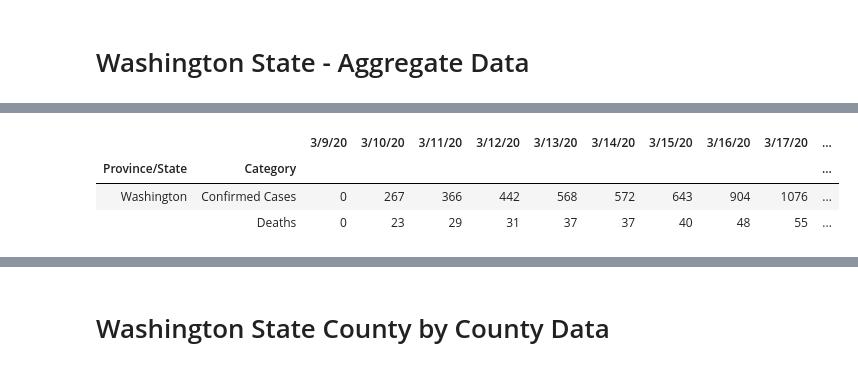
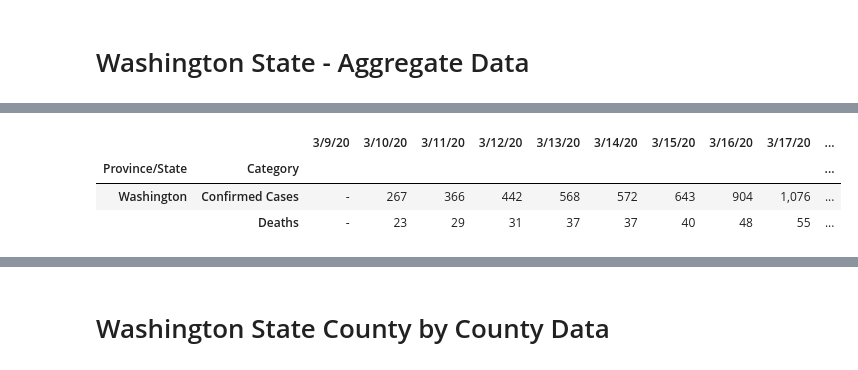
Before and after one commit to arkulkarni/COVID-19-Analysis, a Jupyter notebook: COVID-19-Analysis.ipynb, the cells around one changed output, grey strips where cells are left out. Cells and saved outputs as stored; diff of their text form; code cells hidden in the pictures.

```diff
--- a/COVID-19-Analysis.ipynb
+++ b/COVID-19-Analysis.ipynb
@@ -15,6 +17,9 @@ InteractiveShell.ast_node_interactivity = "all"
 # %%
 def PercentFormatter(x):
     return "{:.0%}".format(x) if not math.isnan(x) and not math.isinf(x) else "-"
+
+def IntegerFormatter(x):
+    return "{:,.0f}".format(x) if not math.isnan(x) and not math.isinf(x) and (x != 0) else "-"
 # %%
 # Read all the files
 dfConfirmedGlobal = pd.read_csv(r'https://raw.githubusercontent.com/CSSEGISandData/COVID-19/master/csse_covid_19_data/csse_covid_19_time_series/time_series_covid19_confirmed_global.csv')
@@ -61,32 +66,32 @@ dfDeathsUSStates = dfDeathsUSStates.sort_values(dfDeathsUSStates.columns[-1], as
 # %%
 dfWAConfirmed = dfConfirmedUSStates[dfConfirmedUSStates['Province/State'] == 'Washington'].copy()
 dfWADeaths =  dfDeathsUSStates[dfDeathsUSStates['Province/State'] == 'Washington'].copy()
 
 trace1 = go.Scatter(
     x = dfWAConfirmed.columns[50:],
     y = dfWAConfirmed.iloc[0][50:], name = 'Confirmed Cases')
 
 trace2 = go.Scatter(
     x = dfWADeaths.columns[50:],
     y = dfWADeaths.iloc[0][50:], name = 'Deaths')
 
 data = [trace1, trace2]
 layout = dict(title = 'WA state - Cumulative Cases and Deaths')
 
 py.iplot(dict(data=data, layout=layout))
 dfWAConfirmed['Category'] = 'Confirmed Cases'
 dfWAConfirmed = dfWAConfirmed.set_index(['Province/State', 'Category'])
 dfWADeaths['Category'] = 'Deaths'
 dfWADeaths = dfWADeaths.set_index(['Province/State', 'Category'])
 
 dfWACombined = pd.concat([dfWAConfirmed, dfWADeaths])
-dfWACombined[dfWACombined.columns[50:]]
+dfWACombined[dfWACombined.columns[50:]].style.format(IntegerFormatter)
 # %% [output]
 [interactive output not drawn]
 |  |  | 3/9/20 | 3/10/20 | 3/11/20 | 3/12/20 | 3/13/20 | 3/14/20 | 3/15/20 | 3/16/20 | 3/17/20 | ... |
 | Province/State | Category |  |  |  |  |  |  |  |  |  | ... |
-| Washington | Confirmed Cases | 0 | 267 | 366 | 442 | 568 | 572 | 643 | 904 | 1076 | ... |
-|  | Deaths | 0 | 23 | 29 | 31 | 37 | 37 | 40 | 48 | 55 | ... |
+| Washington | Confirmed Cases | - | 267 | 366 | 442 | 568 | 572 | 643 | 904 | 1,076 | ... |
+|  | Deaths | - | 23 | 29 | 31 | 37 | 37 | 40 | 48 | 55 | ... |
 # %%
 dfWAConfirmedDailyNew = dfWAConfirmed[dfWAConfirmed.columns[50:]].diff(axis=1)
 dfWADeathsDailyNew = dfWADeaths[dfWADeaths.columns[50:]].diff(axis=1)
```
Also changed, not shown: parts of 6 cells of this notebook.
